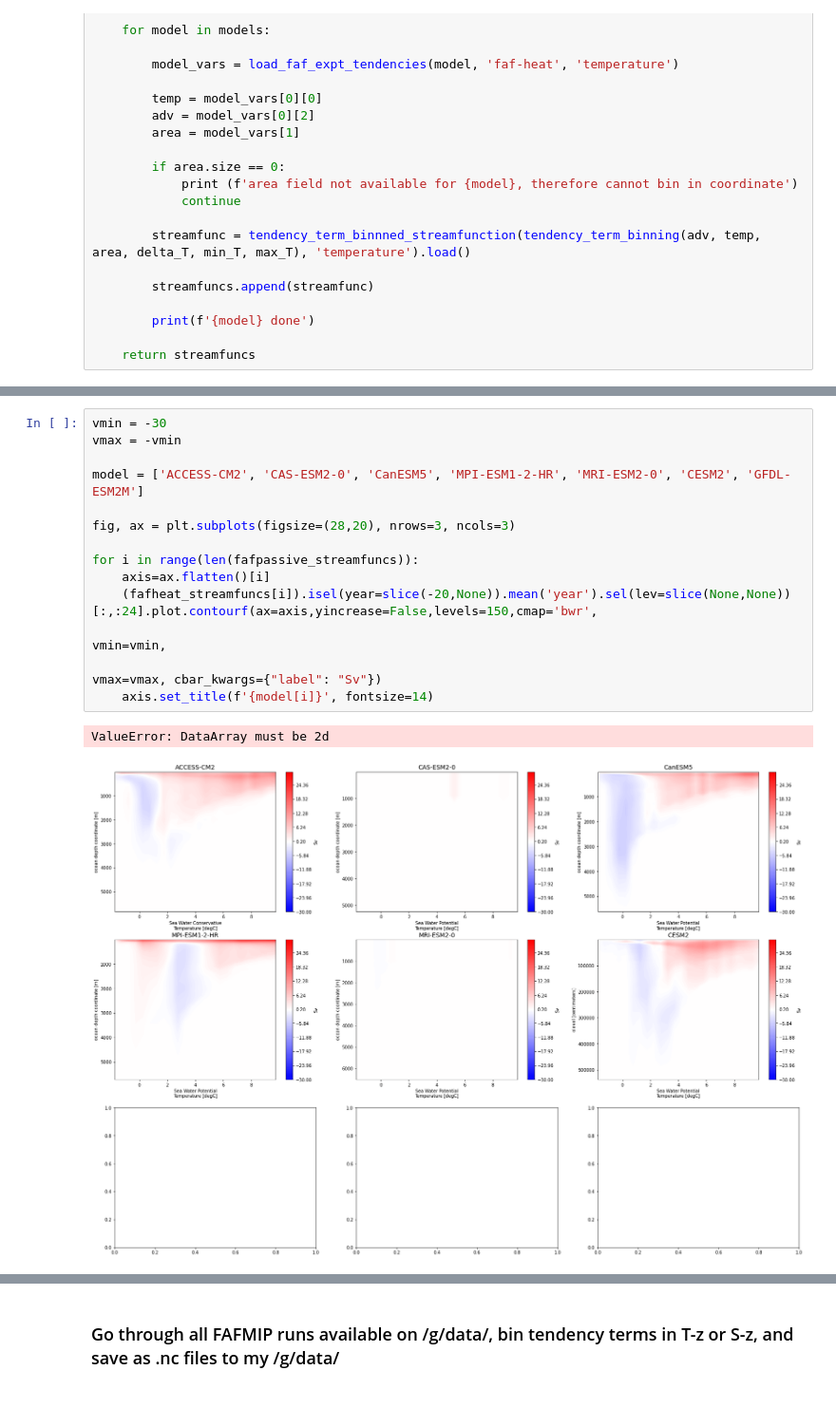
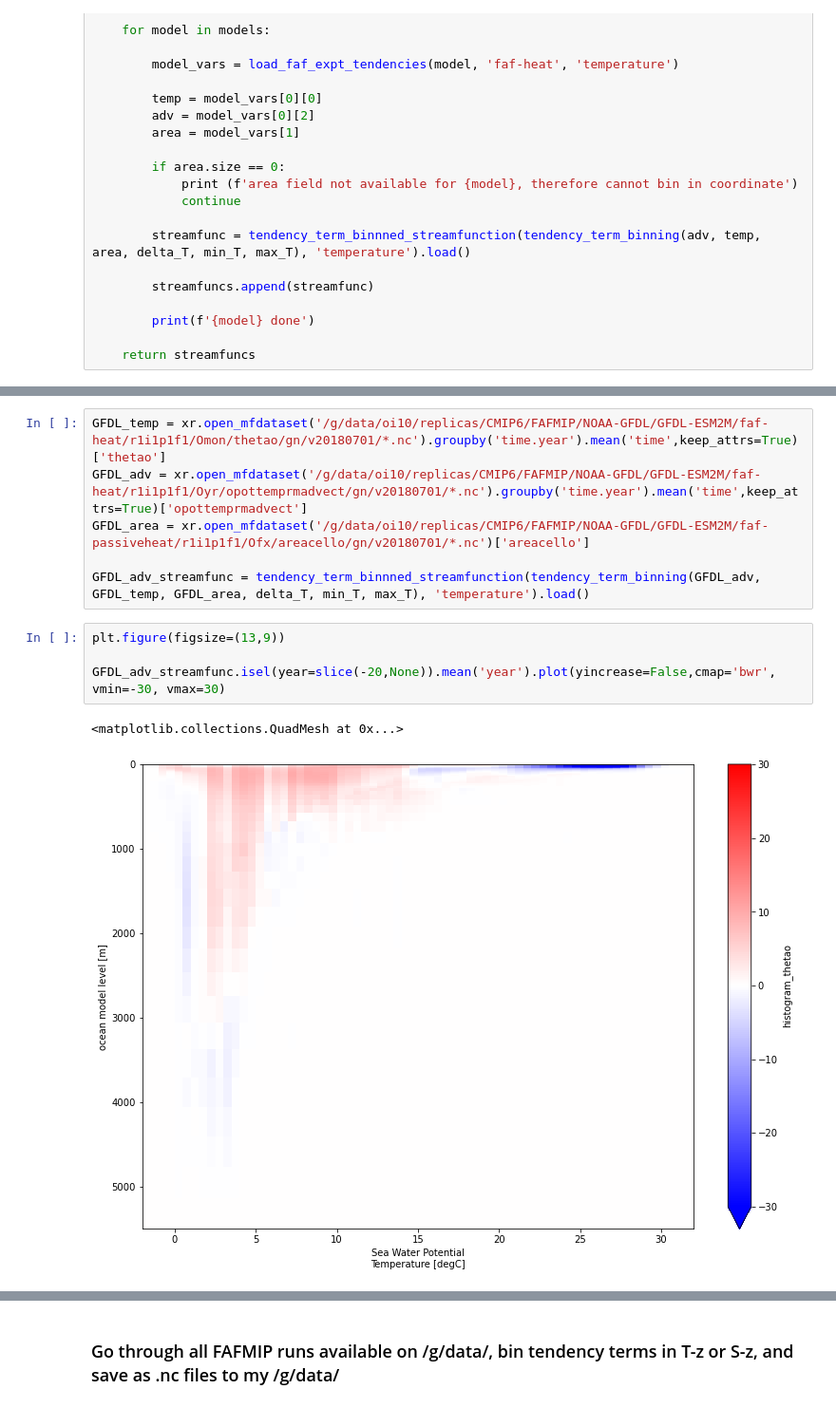
Before and after one commit to mpudig/AABW_HeatUptakePotential, a Jupyter notebook: FAFMIP_models.ipynb, the cells around one changed output, grey strips where cells are left out. Shown at 95% size. Saved outputs shown, nothing was run; the diff lists cells and outputs as text.

```diff
--- a/FAFMIP_models.ipynb
+++ b/FAFMIP_models.ipynb
@@ -824,17 +815,13 @@ MRI_heat_streamfunc.isel(year=slice(-20,None)).mean('year').sel(lev=slice(None,N
-# %%
-vmin = -30
-vmax = -vmin
-
-model = ['ACCESS-CM2', 'CAS-ESM2-0', 'CanESM5', 'MPI-ESM1-2-HR', 'MRI-ESM2-0', 'CESM2', 'GFDL-ESM2M']
-
-fig, ax = plt.subplots(figsize=(28,20), nrows=3, ncols=3)
-
-for i in range(len(fafpassive_streamfuncs)):
-    axis=ax.flatten()[i]
-    (fafheat_streamfuncs[i]).isel(year=slice(-20,None)).mean('year').sel(lev=slice(None,None))[:,:24].plot.contourf(ax=axis,yincrease=False,levels=150,cmap='bwr',
-                                                                                                   vmin=vmin,
-                                                                                                   vmax=vmax, cbar_kwargs={"label": "Sv"})
-    axis.set_title(f'{model[i]}', fontsize=14)
-# %% [output]
-ValueError: DataArray must be 2d
-[figure, removed]
+# %%
+GFDL_temp = xr.open_mfdataset('/g/data/oi10/replicas/CMIP6/FAFMIP/NOAA-GFDL/GFDL-ESM2M/faf-heat/r1i1p1f1/Omon/thetao/gn/v20180701/*.nc').groupby('time.year').mean('time',keep_attrs=True)['thetao']
+GFDL_adv = xr.open_mfdataset('/g/data/oi10/replicas/CMIP6/FAFMIP/NOAA-GFDL/GFDL-ESM2M/faf-heat/r1i1p1f1/Oyr/opottemprmadvect/gn/v20180701/*.nc').groupby('time.year').mean('time',keep_attrs=True)['opottemprmadvect']
+GFDL_area = xr.open_mfdataset('/g/data/oi10/replicas/CMIP6/FAFMIP/NOAA-GFDL/GFDL-ESM2M/faf-passiveheat/r1i1p1f1/Ofx/areacello/gn/v20180701/*.nc')['areacello']
+
+GFDL_adv_streamfunc = tendency_term_binnned_streamfunction(tendency_term_binning(GFDL_adv, GFDL_temp, GFDL_area, delta_T, min_T, max_T), 'temperature').load()
+# %%
+plt.figure(figsize=(13,9))
+
+GFDL_adv_streamfunc.isel(year=slice(-20,None)).mean('year').plot(yincrease=False,cmap='bwr', vmin=-30, vmax=30)
+# %% [output]
+<matplotlib.collections.QuadMesh at 0x...>
+[figure, added]
```
Also changed, not shown: parts of 21 cells of this notebook.
